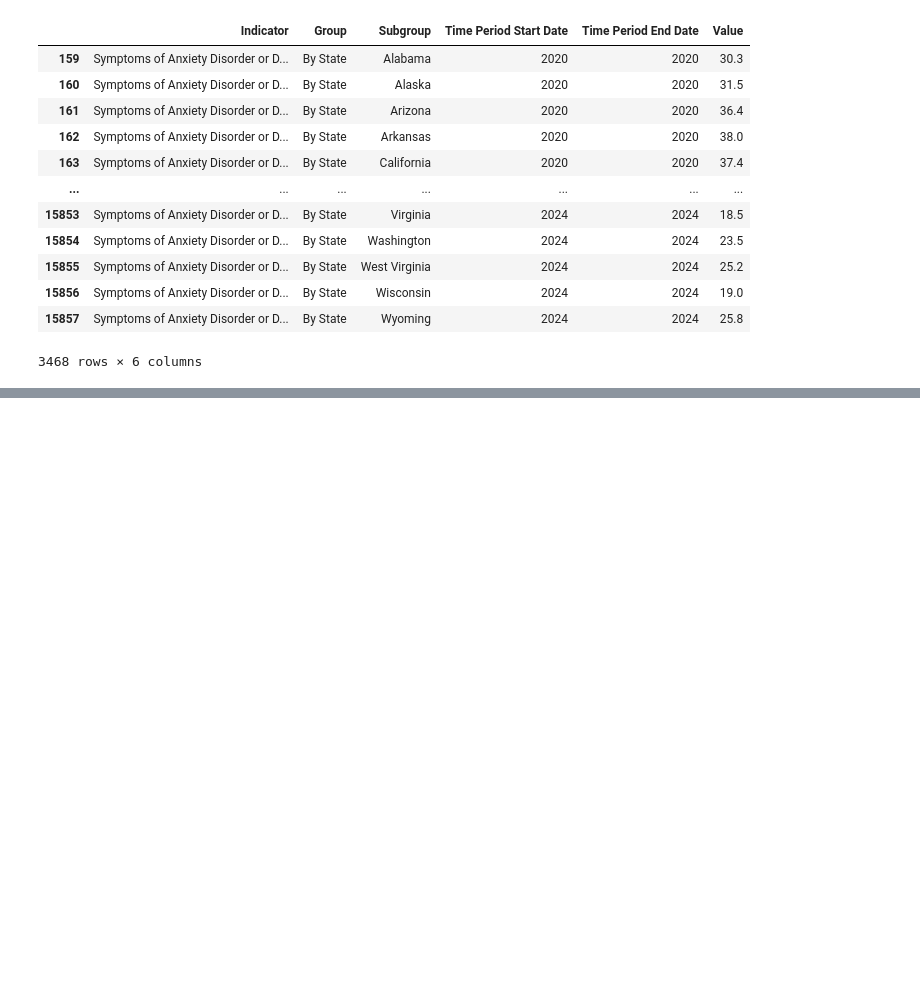
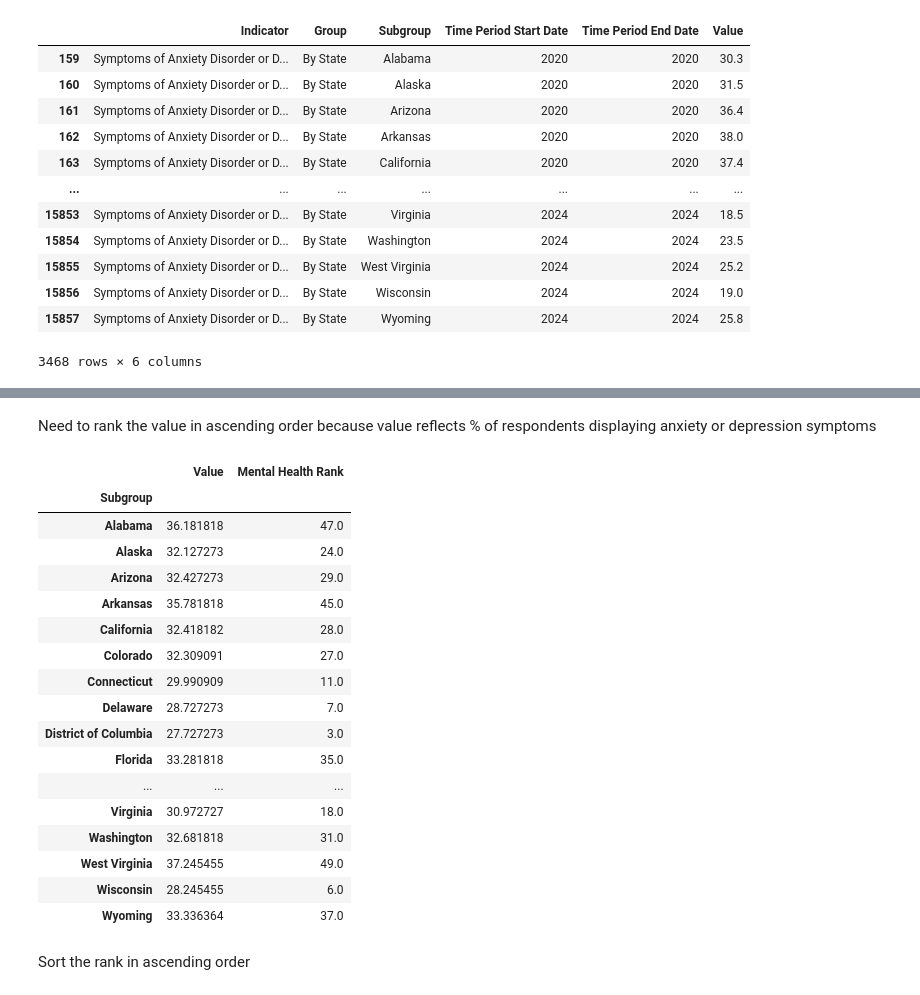
Before and after one commit to kittysinaga/Capstone_Project, a Jupyter notebook: Working.ipynb, the cells around one changed output, grey strips where cells are left out. Saved outputs shown, nothing was run; the diff lists cells and outputs as text; code cells hidden in the pictures; blank space fills up the shorter version.

```diff
--- a/Working.ipynb
+++ b/Working.ipynb
@@ -140,0 +157,3 @@ KeyError: 'Time Period Start Date'
+# %%
+working_mentalDF=working_mentalDF.drop(columns=["Time Period Start Date","Time Period End Date"])
+display(working_mentalDF)
@@ -140,0 +176,3 @@ KeyError: 'Time Period Start Date'
+# %%
+working_mentalDF=working_mentalDF.groupby("Subgroup").mean("value")
+display(working_mentalDF)
@@ -140,0 +198,26 @@ KeyError: 'Time Period Start Date'
+# %% [markdown]
+Need to rank the value in ascending order because value reflects % of respondents displaying anxiety or depression symptoms
+# %%
+working_mentalDF["Mental Health Rank"]=working_mentalDF["Value"].rank()
+display(working_mentalDF)
+# %% [output]
+|  | Value | Mental Health Rank |
+| Subgroup |  |  |
+| Alabama | 36.181818 | 47.0 |
+| Alaska | 32.127273 | 24.0 |
+| Arizona | 32.427273 | 29.0 |
+| Arkansas | 35.781818 | 45.0 |
+| California | 32.418182 | 28.0 |
+| Colorado | 32.309091 | 27.0 |
+| Connecticut | 29.990909 | 11.0 |
+| Delaware | 28.727273 | 7.0 |
+| District of Columbia | 27.727273 | 3.0 |
+| Florida | 33.281818 | 35.0 |
+| ... | ... | ... |
+| Virginia | 30.972727 | 18.0 |
+| Washington | 32.681818 | 31.0 |
+| West Virginia | 37.245455 | 49.0 |
+| Wisconsin | 28.245455 | 6.0 |
+| Wyoming | 33.336364 | 37.0 |
+# %% [markdown]
+Sort the rank in ascending order
```
Also changed, not shown: parts of 7 cells of this notebook.
